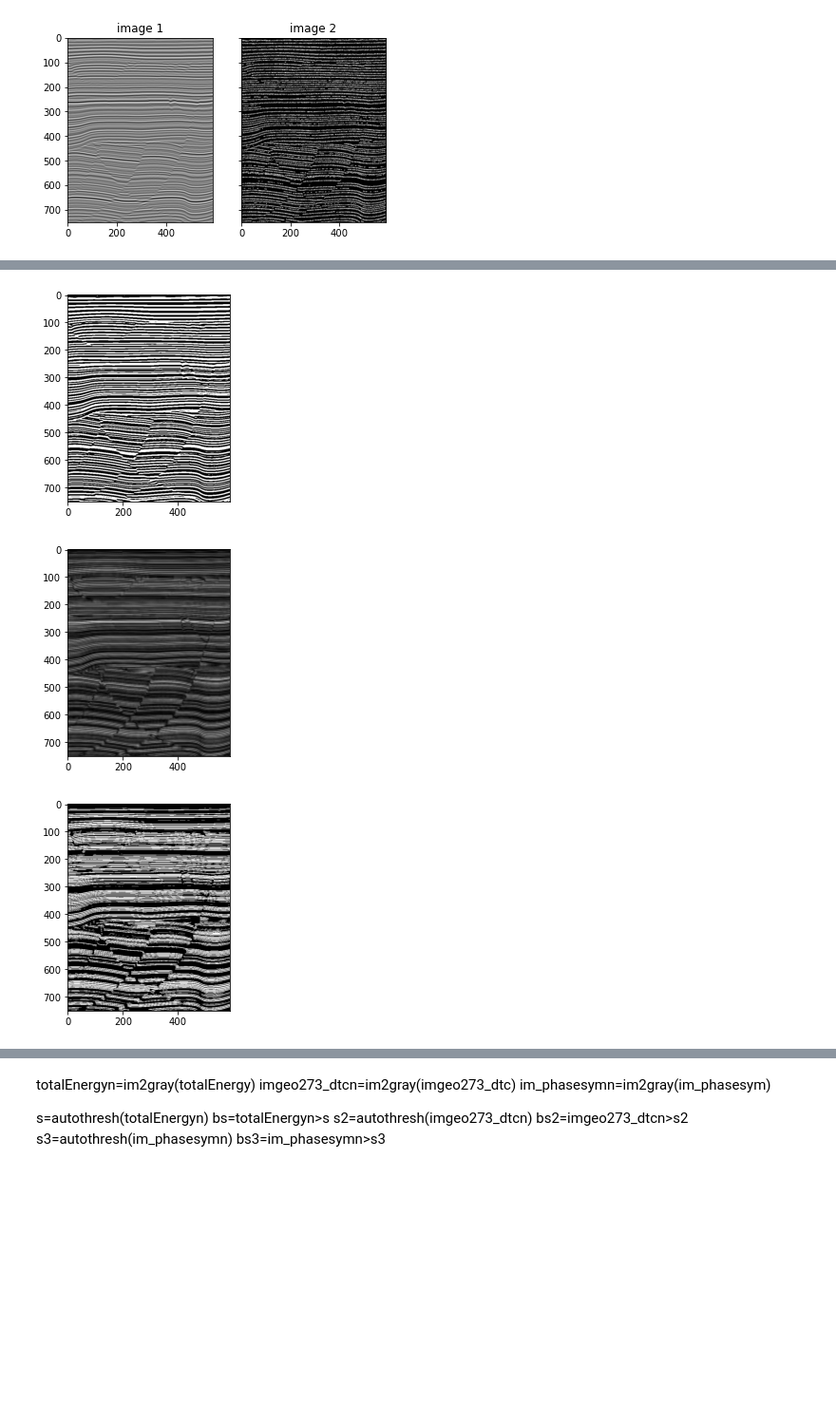
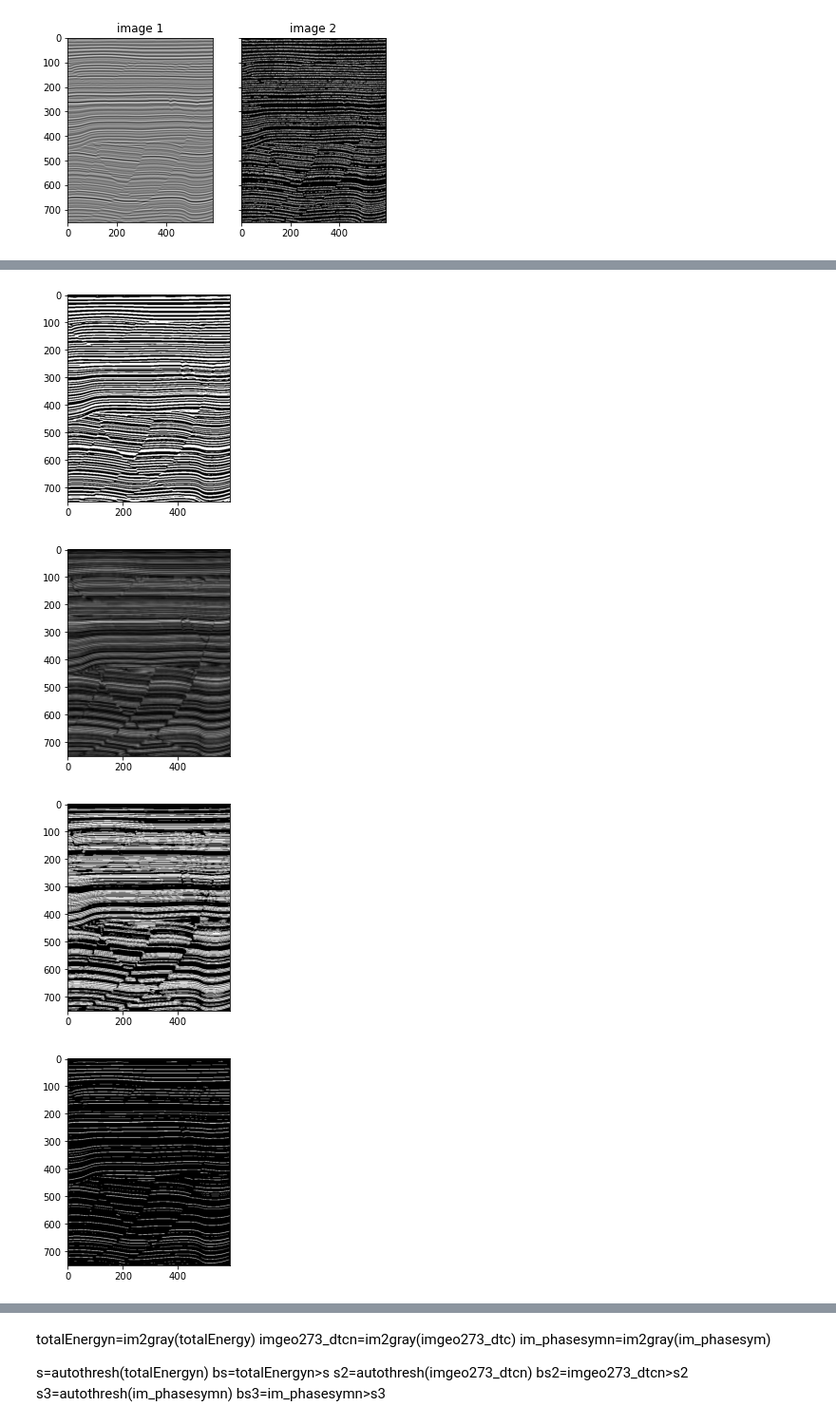
Before and after one commit to novalisja/phase_energy_2, a Jupyter notebook: pr.ipynb, the cells around one changed output, grey strips where cells are left out. Shown at 95% size. Saved outputs shown, nothing was run; the diff lists cells and outputs as text; code cells hidden in the pictures; blank space fills up the shorter version.

```diff
--- a/pr.ipynb
+++ b/pr.ipynb
@@ -278,25 +278,30 @@ img2sobel=sobel_mag(seis_im50)
 # %%
 #img=seis_im50n
 img2=im2gray(seis_im50)
 s2=autothresh(img2)
 s2_otsu= threshold_otsu( img2)
 s2_otsu_sobel = threshold_otsu(img2sobel)
+s2_otsu_energy2 = threshold_otsu(totalEnergy2)
 imb2=img2>s2
 imb2_otsu=img2>s2_otsu
 imb2_otsu_sobel=img2sobel>s2_otsu_sobel
+imb2_otsu_energy2=totalEnergy2>s2_otsu_energy2
 plt.imshow(imb2,cmap='gray')
 plt.show()
 plt.imshow(imb2_otsu,cmap='gray')
 plt.show()
 plt.imshow(img2sobel,cmap='gray')
 plt.show()
 plt.imshow(imb2_otsu_sobel,cmap='gray')
 plt.show()
+plt.imshow(imb2_otsu_energy2,cmap='gray')
+plt.show()
 # %% [output]
 [figure]
 [figure]
 [figure]
 [figure]
+[figure, added]
 # %%
 # Compute the medial axis transform
 medial_axis_image = medial_axis(imb2_otsu)
```
Also changed, not shown: parts of 2 cells of this notebook.
